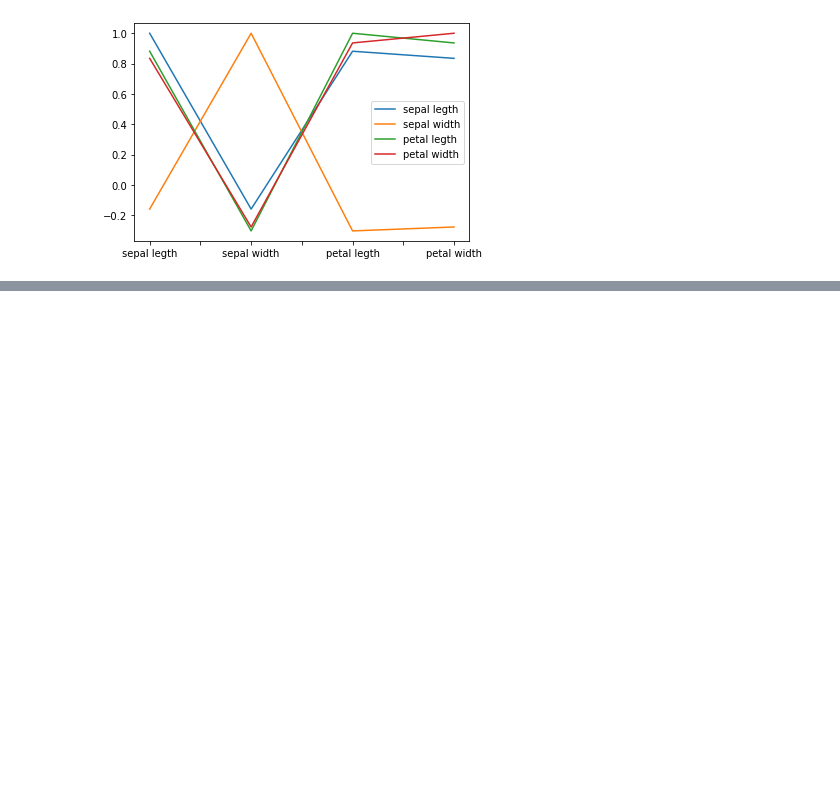
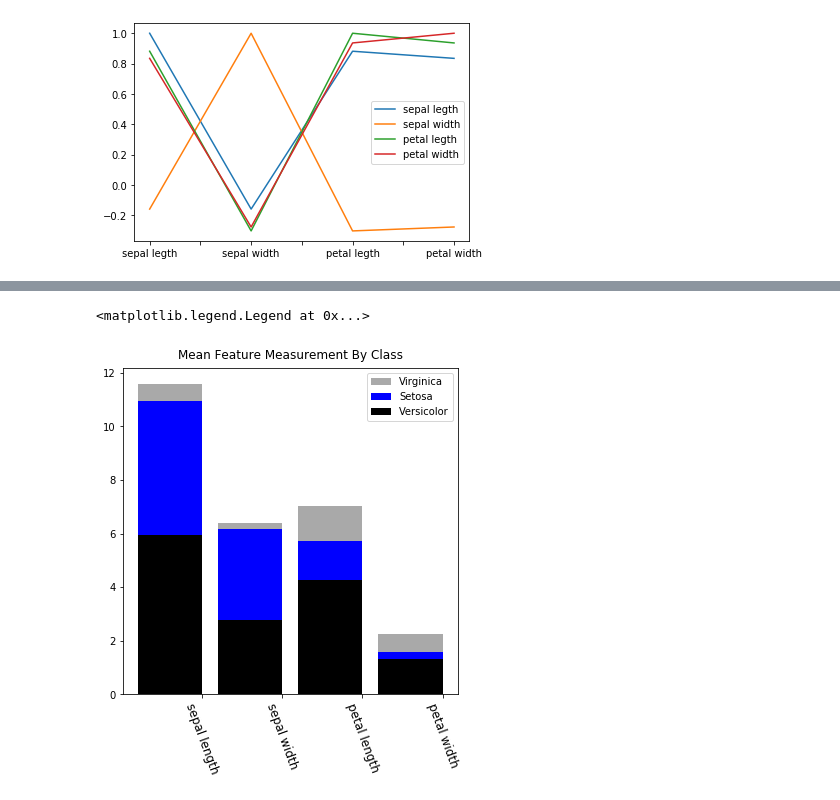
Before and after one commit to wilsonazer/iris, a Jupyter notebook: Analyse in Iris data set.ipynb, the cells around one changed output, grey strips where cells are left out. Saved outputs shown, nothing was run; the diff lists cells and outputs as text; code cells hidden in the pictures; blank space fills up the shorter version.

```diff
--- a/Analyse in Iris data set.ipynb
+++ b/Analyse in Iris data set.ipynb
@@ -192,0 +190,20 @@ SyntaxError: invalid syntax (<ipython-input-89-bc38b9dc7b9f>, line 4)
+# %%
+fig, ax = plt.subplots(figsize=(6,6))
+bar_width = .8
+labels = [x for x in df.columns if 'length' in x or 'width' in x]
+ver_y = [df[df['class']=='Iris-versicolor'][x].mean() for x in
+labels]
+vir_y = [df[df['class']=='Iris-virginica'][x].mean() for x in
+labels]
+set_y = [df[df['class']=='Iris-setosa'][x].mean() for x in labels]
+x = np.arange(len(labels))
+ax.bar(x, vir_y, bar_width, bottom=set_y, color='darkgrey')
+ax.bar(x, set_y, bar_width, bottom=ver_y, color='blue')
+ax.bar(x, ver_y, bar_width, color='black')
+ax.set_xticks(x + (bar_width/2))
+ax.set_xticklabels(labels, rotation=-70, fontsize=12);
+ax.set_title('Mean Feature Measurement By Class', y=1.01)
+ax.legend(['Virginica','Setosa','Versicolor'])
+# %% [output]
+<matplotlib.legend.Legend at 0x...>
+[figure, added]
```
Also changed, not shown: parts of 11 cells of this notebook.
